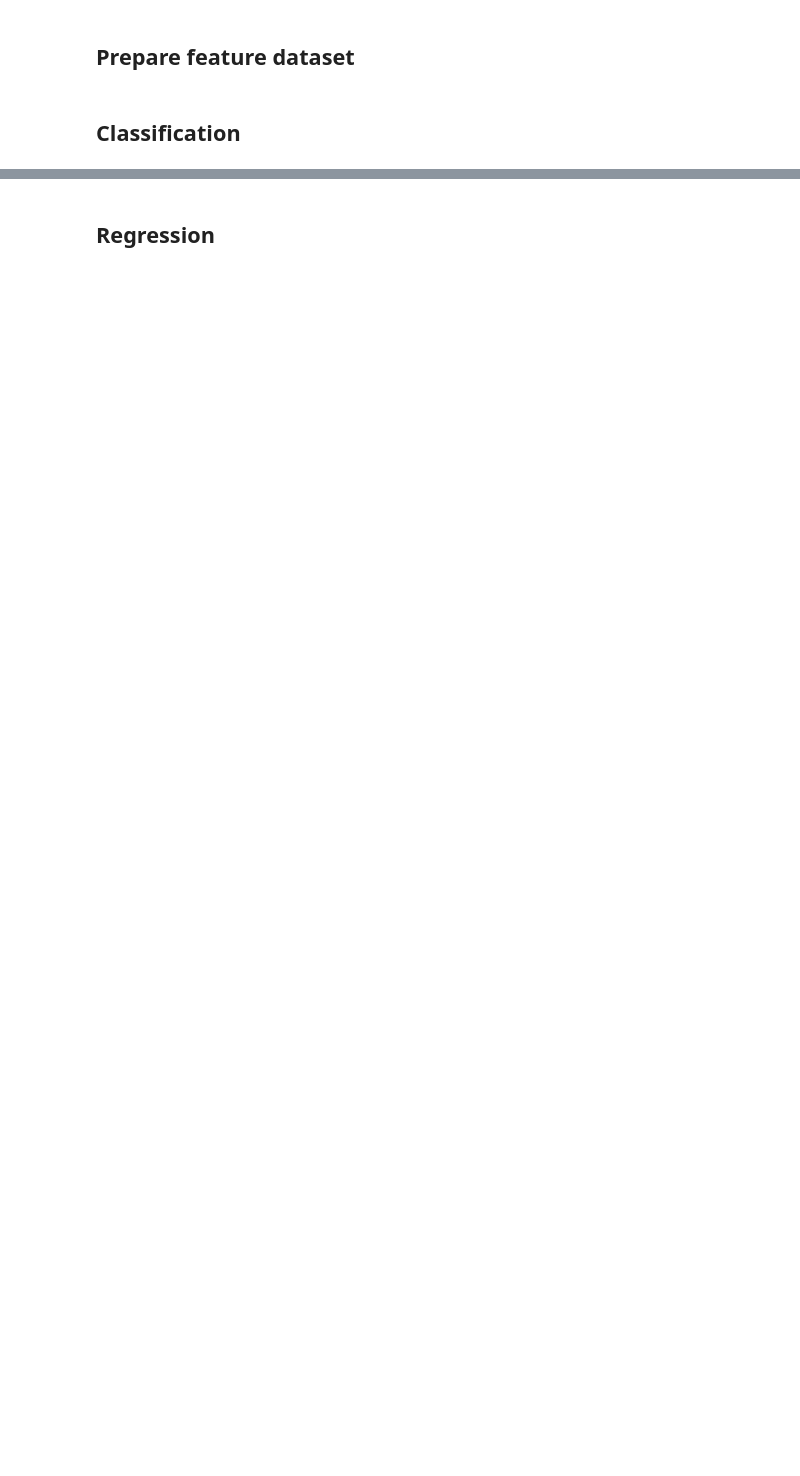
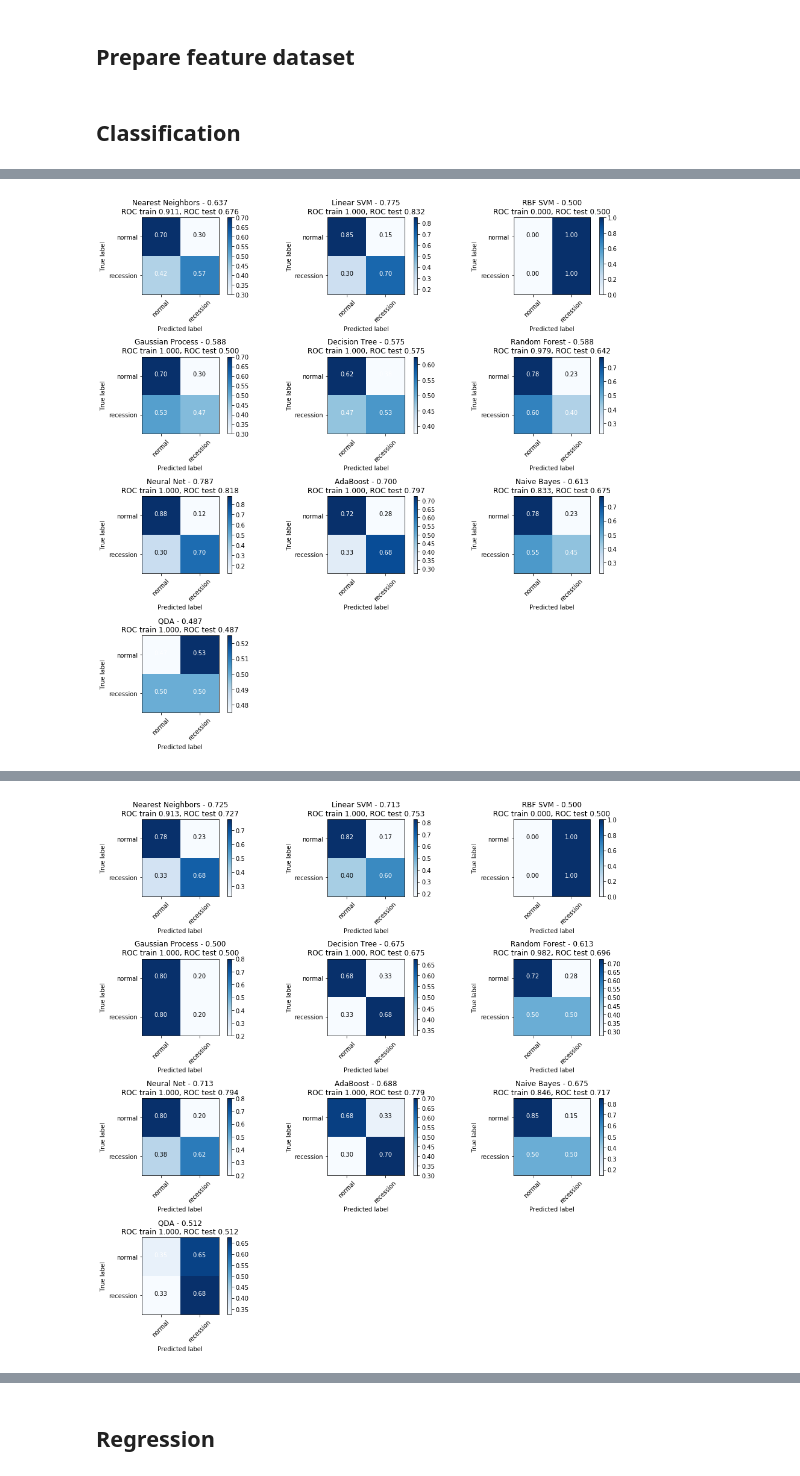
Before and after one commit to svenharris/datascienceworkshop-pneumonia, a Jupyter notebook: Pneumonia_Training.ipynb, the cells around one changed output, grey strips where cells are left out. Cells and saved outputs as stored; diff of their text form; code cells hidden in the pictures; blank space fills up the shorter version.

Commit message:
benchmark for various NN and classifiers
moved csvs from /input to /data

```diff
--- a/Pneumonia_Training.ipynb
+++ b/Pneumonia_Training.ipynb
@@ -139,8 +241,8 @@ OSError: image file is truncated
 # %%
 classifiers = {
     "Nearest Neighbors":KNeighborsClassifier(3),
-    "Linear SVM":SVC(kernel="linear", C=0.025),
-    "RBF SVM":SVC(gamma=2, C=1),
+    "Linear SVM":SVC(kernel="linear", C=0.025, probability=True),
+    "RBF SVM":SVC(gamma=2, C=1, probability=True),
     "Gaussian Process":GaussianProcessClassifier(1.0 * RBF(1.0), warm_start=True),
     "Decision Tree":DecisionTreeClassifier(max_depth=5),
     "Random Forest":RandomForestClassifier(max_depth=5, n_estimators=10, max_features=1),
@@ -195,15 +312,12 @@ df.head()
 # %% [markdown]
 ## Prepare feature dataset
 # %%
-X = df.drop('Target', axis=1)
-Y = df['Target']
-X = StandardScaler().fit_transform(X)
-X_train, X_test, y_train, y_test = train_test_split(X, Y, test_size=.4, random_state=42)
-
-h = .02  # step size in the mesh
-x_min, x_max = X[:, 0].min() - .5, X[:, 0].max() + .5
-y_min, y_max = X[:, 1].min() - .5, X[:, 1].max() + .5
-xx, yy = np.meshgrid(np.arange(x_min, x_max, h), np.arange(y_min, y_max, h))
+def PrepareDataSet(df):
+    X = df.drop(['Target', 'patientId'], axis=1)
+    Y = df['Target']
+    X = StandardScaler().fit_transform(X)
+    X_train, X_test, y_train, y_test = train_test_split(X, Y, test_size=.4, random_state=42)
+    return X_train, X_test, y_train, y_test
 # %% [markdown]
 ## Classification
 # %%
@@ -268,0 +386,23 @@ plt.show()
+# %%
+for name in os.listdir(os.path.join(TRAIN_FEATURES_DIR, 'positive')):
+    name = os.path.splitext(name)[0]
+    name = name.split(sep='_')[0]
+
+    print(name)
+
+    df = ReadFeatureModel(name)
+
+    X_train, X_test, y_train, y_test = PrepareDataSet(df)
+
+    fig = Classify(X_train, X_test, y_train, y_test)
+
+    # save results
+    clf_path = os.path.join(CLF_DIR, name)
+    if not os.path.exists(clf_path):
+        os.makedirs(clf_path)
+
+    fig.savefig(os.path.join(clf_path, '{0}_benchmark.png'.format(name)))
+
+    for clf_name, clf in classifiers.items():
+        joblib.dump(clf, '{0}/{1}.pkl'.format(clf_path, clf_name))
+# %% [output]
@@ -268,0 +420 @@ plt.show()
+[figure, added]
@@ -268,0 +432 @@ plt.show()
+[figure, added]
```
Also changed, not shown: parts of 21 cells of this notebook, 4 other files.
